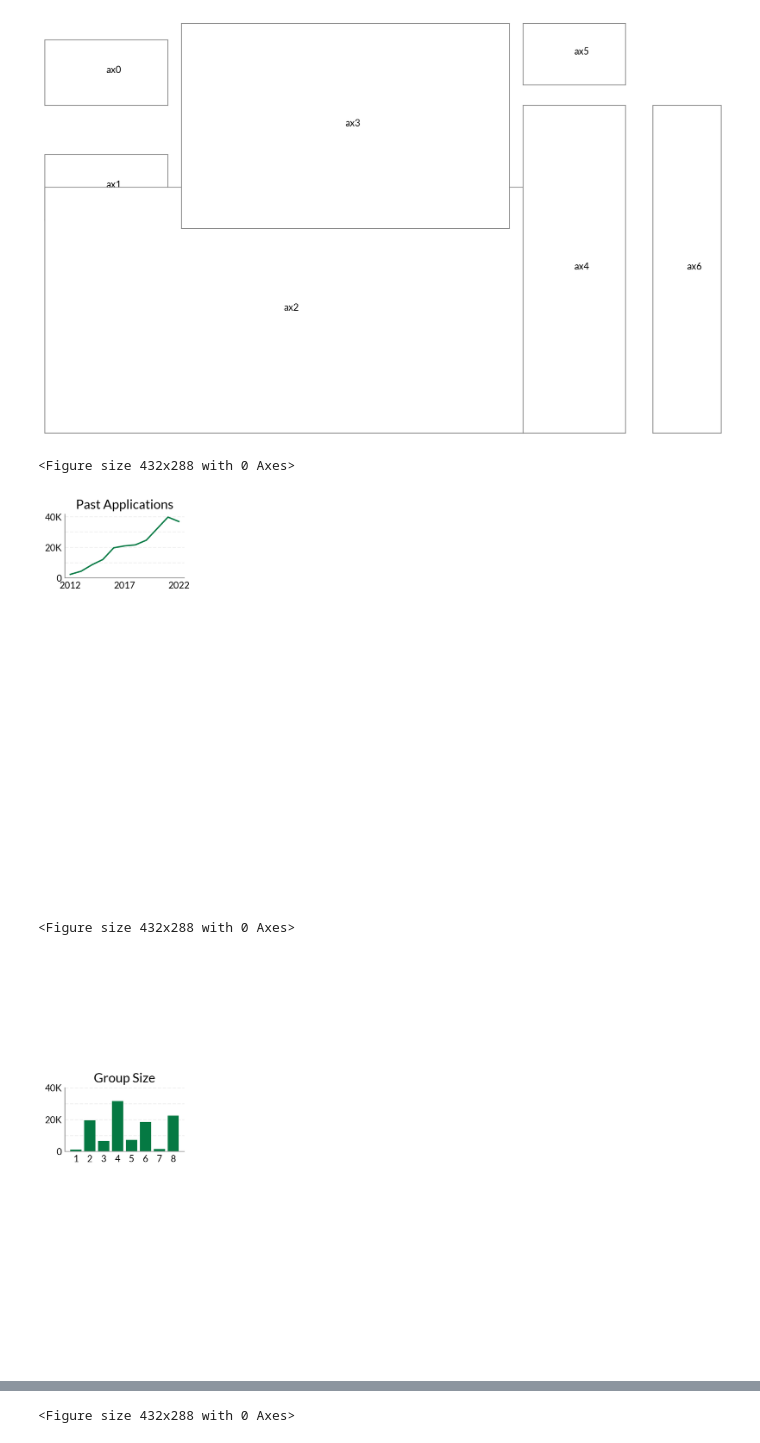
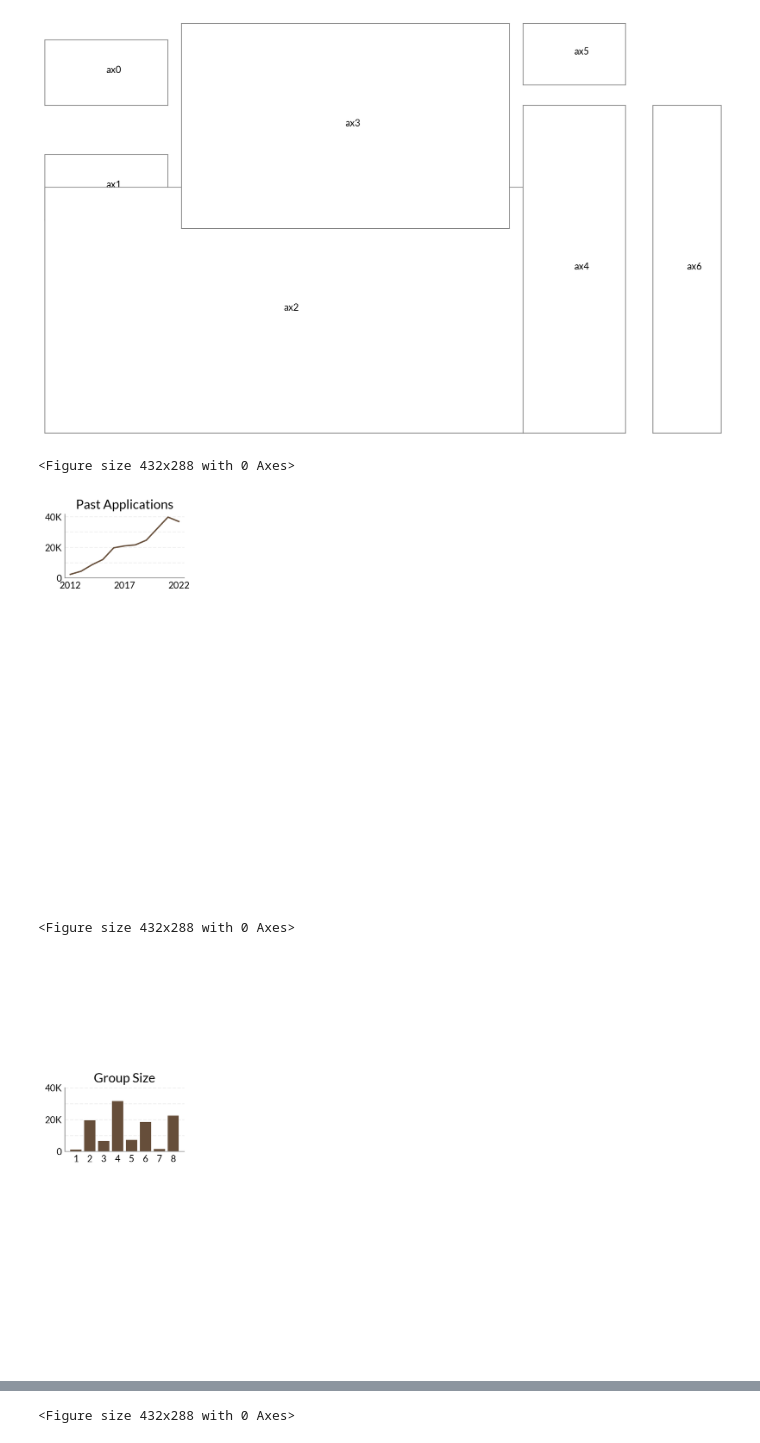
Before and after one commit to agale123/enchantments-lottery, a Jupyter notebook: visualize.ipynb, the cells around one changed output, grey strips where cells are left out. Drawn from its saved outputs; the diff is of its cells as text; code cells hidden in the pictures.

Commit message:
Add third color scheme

```diff
--- a/visualize.ipynb
+++ b/visualize.ipynb
@@ -19,7 +19,8 @@ GRID_COLOR = "#F1F1F1"
 SUN_COLOR = "gold"
 SUN_EDGE_COLOR = "orange"
 # final_1.png
-COLOR = "#503828"
+COLOR = "#503828" # Right bar charts
+COLOR2 = "#503828" # Left bar/line charts
 ZONE_COLORS = {
     "Core Enchantment Zone": "#edc85b",
     "Stuart  Zone": "#f09c27",
@@ -31,6 +32,7 @@ ZONE_COLORS = {
 COLORMAP = "Blues"
 # final_2.png
 COLOR = "#057943"
+COLOR2 = "#057943"
 ZONE_COLORS = {
     "Core Enchantment Zone": "#edc85b",
     "Stuart  Zone": "#f09c27",
@@ -40,6 +42,18 @@ ZONE_COLORS = {
     "Eightmile/Caroline Zone": "#c8d2a9",
 }
 COLORMAP = "Greens"
+# final_3.png
+COLOR = "#539D6C"
+COLOR2 = "#664E3A"
+ZONE_COLORS = {
+    "Core Enchantment Zone": "#edc85b",
+    "Stuart  Zone": "#f09c27",
+    "Stuart Zone": "#f09c27",
+    "Colchuck Zone": "#62abb0",
+    "Snow Zone": "#887056",
+    "Eightmile/Caroline Zone": "#A1C095",
+}
+COLORMAP = "Greens"
 
 TITLE_FS = 14
 W = 10
@@ -167,7 +181,7 @@ for i, ax in enumerate(axes):
 # %%
 def draw_past_applications(ax):
     # Plot data
-    ax.plot(df_hist["year"], df_hist["applications"], color=COLOR)
+    ax.plot(df_hist["year"], df_hist["applications"], color=COLOR2)
     # Handle axes and ticks
     ax.axis("on")
     ax.spines["left"].set_visible(True)
@@ -184,30 +198,30 @@ axes = create_axes()
 draw_past_applications(axes[0])
 # %% [output]
 <Figure size 432x288 with 0 Axes>
-[figure, old version]
+[figure, new version]
 # %%
 def draw_group_size(ax):
     # Generate data
     df_group = df.groupby("group_size").agg(count=("zone", "count")).reset_index()
     # Plot data
-    ax.bar(df_group["group_size"], df_group["count"], color=COLOR)
+    ax.bar(df_group["group_size"], df_group["count"], color=COLOR2)
     # Handle axes and ticks
     ax.axis("on")
     ax.spines["left"].set_visible(True)
     ax.spines["bottom"].set_visible(True)
     number_format_axis(ax.yaxis)
     ax.set_yticks([0, 20000, 40000])
     ax.set_yticks([0, 10000, 20000, 30000, 40000], minor=True)
     ax.set_xticks(range(1, 9))
     # Set title
     ax.set_title("Group Size", size=TITLE_FS)
 
 
 axes = create_axes()
 draw_group_size(axes[1])
 # %% [output]
 <Figure size 432x288 with 0 Axes>
-[figure, old version]
+[figure, new version]
 # %%
 def draw_mountains(ax):
     # Plot data
```
Also changed, not shown: parts of 3 cells of this notebook, 2 other files.
